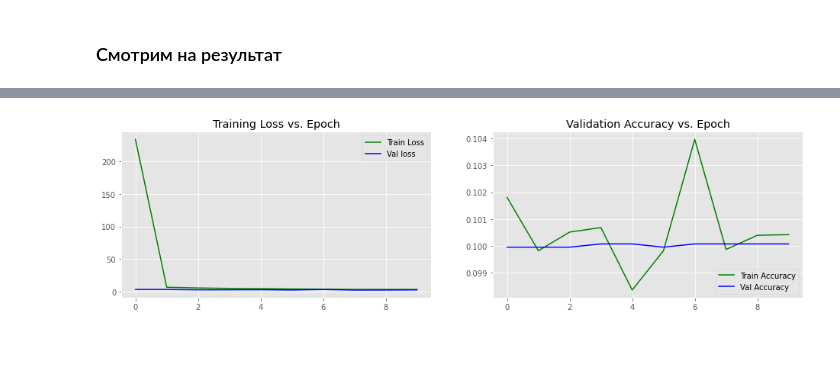
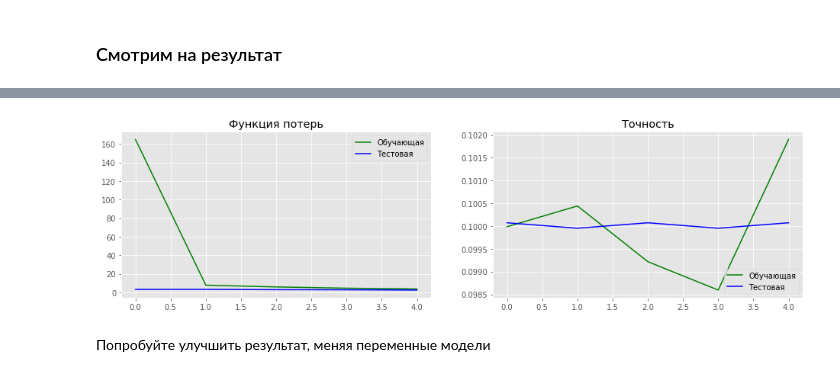
Before and after one commit to RGArchangell/Neural-Network-Lab-1, a Jupyter notebook: CIFAR_10.ipynb, the cells around one changed output, grey strips where cells are left out. Drawn from its saved outputs; the diff is of its cells as text; code cells hidden in the pictures; blank space fills up the shorter version.

```diff
--- a/CIFAR_10.ipynb
+++ b/CIFAR_10.ipynb
@@ -58,7 +58,7 @@ print(x_train.shape, x_valid.shape, x_test.shape)
 # %%
 batch_size = 128
 Learning_Rate = 0.1
-Epochs = 10
+Epochs = 5
 # %% [markdown]
 ###Создаем модель
 # %%
@@ -203,22 +200,24 @@ Wall time: 919 ms
 # %%
 import matplotlib.pyplot as plt
 from pylab import rcParams
 
 rcParams['figure.figsize'] = (16, 4)
 plt.style.use('ggplot')
 
 f, (ax1, ax2) = plt.subplots(nrows=1, ncols=2)
-ax1.set_title('Training Loss vs. Epoch')
-ax2.set_title('Validation Accuracy vs. Epoch')
+ax1.set_title('Функция потерь')
+ax2.set_title('Точность')
 
-ax1.plot(history.history['loss'], color='green', label='Train Loss')
-ax1.plot(history.history['val_loss'], color='blue', label='Val loss')
+ax1.plot(history.history['loss'], color='green', label='Обучающая')
+ax1.plot(history.history['val_loss'], color='blue', label='Тестовая')
 
-ax2.plot(history.history['sparse_categorical_accuracy'], color='green', label='Train Accuracy')
-ax2.plot(history.history['val_sparse_categorical_accuracy'], color='blue', label='Val Accuracy')
+ax2.plot(history.history['sparse_categorical_accuracy'], color='green', label='Обучающая')
+ax2.plot(history.history['val_sparse_categorical_accuracy'], color='blue', label='Тестовая')
 
 ax1.legend(loc='upper right')
 ax2.legend(loc='lower right')
 plt.show()
 # %% [output]
-[figure, old version]
+[figure, new version]
+# %% [markdown]
+Попробуйте улучшить результат, меняя переменные модели
```
Also changed, not shown: parts of 5 cells of this notebook.
